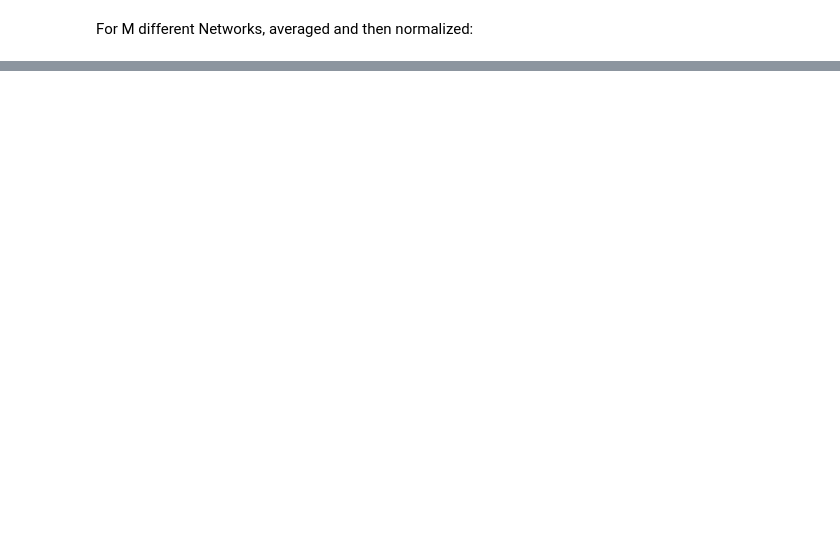
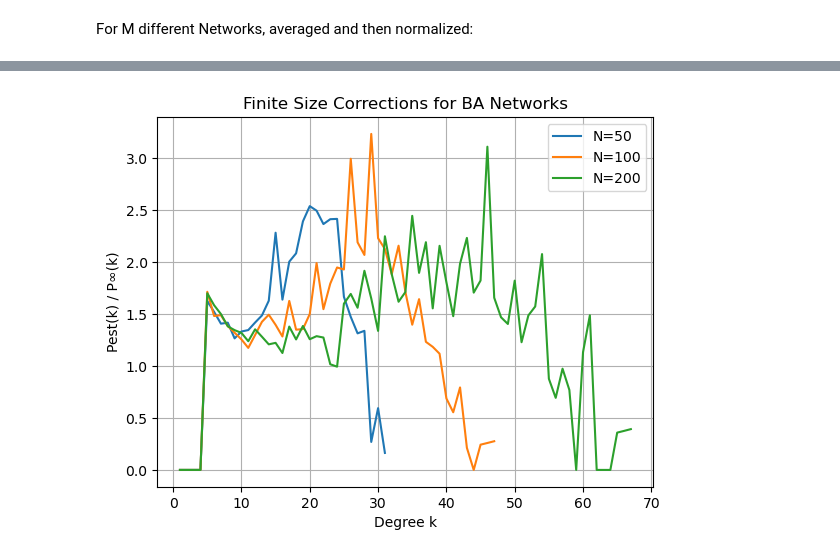
Before and after one commit to CherryWookie/Critical-Phenomena-and-Complexity, a Jupyter notebook: appliedhw/ba_final.ipynb, the cells around one changed output, grey strips where cells are left out. Saved outputs shown, nothing was run; the diff lists cells and outputs as text; code cells hidden in the pictures; blank space fills up the shorter version.

```diff
--- a/appliedhw/ba_final.ipynb
+++ b/appliedhw/ba_final.ipynb
@@ -157,28 +158,28 @@ def plot_equations(k_list, N, m):
     # Plot Probability with Frequency Distribution (Normalized)
     # P_inf
     plt.figure()
-    plt.plot(degree, P_inf, marker='o', label="P_inf(k)")
+    plt.plot(degree, P_inf, label="P_inf(k)", linewidth=3)
     plt.xlabel("k")
     plt.ylabel("P_inf")
     plt.grid(True)
     plt.legend()
 
     # P_N
-    plt.plot(degree, P_N, marker='o', label="P_N(k)")
+    plt.plot(degree, P_N, label="P_N(k)", linewidth=3)
     plt.xlabel("k")
     plt.ylabel("P_N")
     plt.grid(True)
     plt.legend()
 
     # Frequency Distribution
-    plt.hist(k_list, bins='auto', density=True, edgecolor='black', alpha=0.7, label='Degree Distribution')
+    plt.hist(k_list, bins='auto', density=True, color='lightgray', edgecolor='black', alpha=0.7, label='Degree Distribution')
     plt.xlabel('Degree (k)')
     plt.ylabel('Frequency')
     plt.title(f'Degree Distribution with Infinite Network Probability\nNetwork Size: {N}')
     plt.legend()
     plt.show()
 
-    return None
+    return P_inf
 # %% [markdown]
 ### Main Code
 # %%
@@ -200,9 +196,8 @@ for N in N_vals:
 # %% [markdown]
 For M different Networks, averaged and then normalized:
 # %%
-
 # For M different Networks
-M = 1000
+M = 100
 
 for N in N_vals:
 
@@ -212,6 +207,10 @@ for N in N_vals:
         k_list = create_degree_list(Network_i, m)
         k_list_avg.append(k_list)
 
+    # Pad extra degree spaces with zero for accurate averaging
+    max_length = max(len(k) for k in k_list_avg)
+    k_list_avg = [k + [0] * (max_length - len(k)) for k in k_list_avg]
+
     k_list_avg = np.array(k_list_avg)
     k_list_avg = np.mean(k_list_avg, axis=0)
 
@@ -226,0 +251,64 @@ for N in N_vals:
+# %%
+
+def P_inf(k, m):
+    # Theoretical P_inf
+    return (2 * m * (m + 1)) / (k * (k + 1) * (k + 2))
+
+# For M different Networks
+M = 100  # Number of networks
+
+for N in N_vals:
+
+    degree_histograms = []
+
+    # Generate M networks and compute degree distributions
+    for network in range(M):
+        # Generate a BA network and compute degree list
+        Network_i = generate_BA(N, m)
+        k_list = create_degree_list(Network_i, m)  # Create degree list
+
+        # Compute the degree histogram for the current network
+        max_degree = max(k_list)
+        hist, bin_edges = np.histogram(k_list, bins=range(0, max_degree + 2), density=True)
+
+        # Append the histogram to the list of histograms
+        degree_histograms.append(hist)
+
+    # Convert to NumPy array for averaging
+    # Ensure that all histograms are padded to the same length (same number of bins)
+    max_bins = max(len(hist) for hist in degree_histograms)
+
+    # Pad histograms with zeros to make them the same length
+    padded_histograms = [
+        np.pad(hist, (0, max_bins - len(hist)), mode='constant') for hist in degree_histograms
+    ]
+
+    # Convert the padded histograms to a NumPy array
+    padded_histograms = np.array(padded_histograms)
+
+    # Average degree distribution across networks
+    avg_degree_dist = np.mean(padded_histograms, axis=0)
+
+    # Normalize the degree distribution
+    avg_degree_dist /= np.sum(avg_degree_dist)
+
+    # Compute the theoretical P_inf for comparison
+    k_values = np.arange(1, len(avg_degree_dist) + 1)
+
+    P_inf_values = P_inf(k_values, m)
+
+    # Compute Pest(k) / P_inf
+    Pest_over_Pinf = avg_degree_dist / P_inf_values
+
+    # Plot Pest(k) / P∞(k) for the current network size N
+    plt.plot(k_values, Pest_over_Pinf, label=f'N={N}')
+
+# Customize the plot
+plt.xlabel('Degree k')
+plt.ylabel('Pest(k) / P∞(k)')
+plt.title('Finite Size Corrections for BA Networks')
+plt.legend()
+plt.grid(True)
+plt.show()
+# %% [output]
+[figure, added]
```
Also changed, not shown: parts of 6 cells of this notebook.
